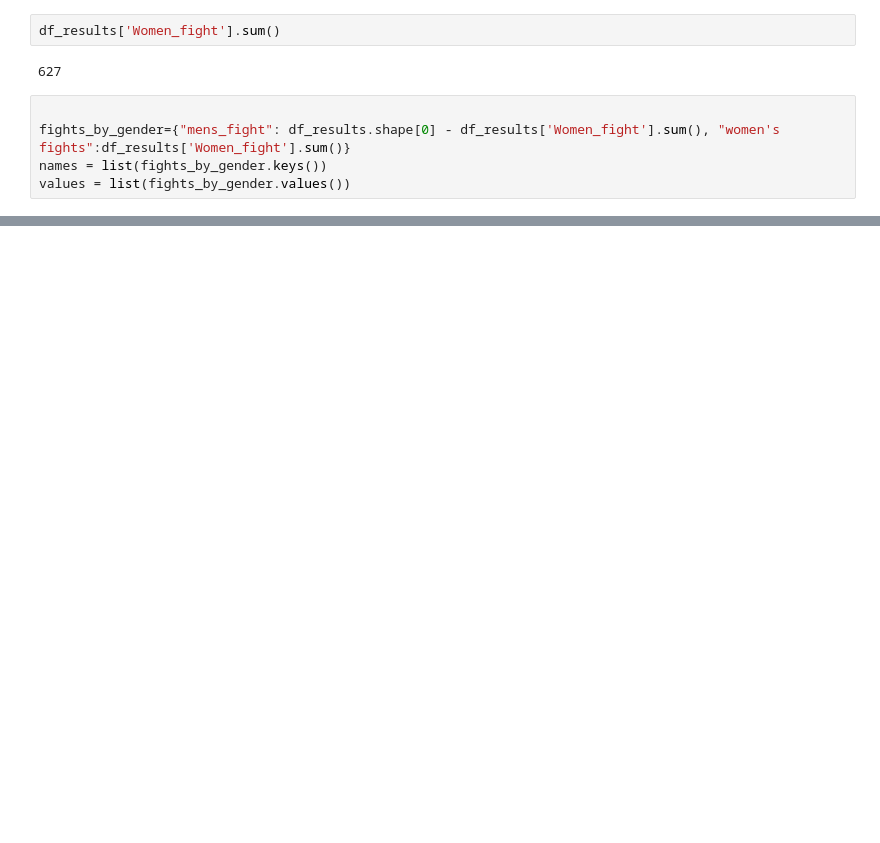
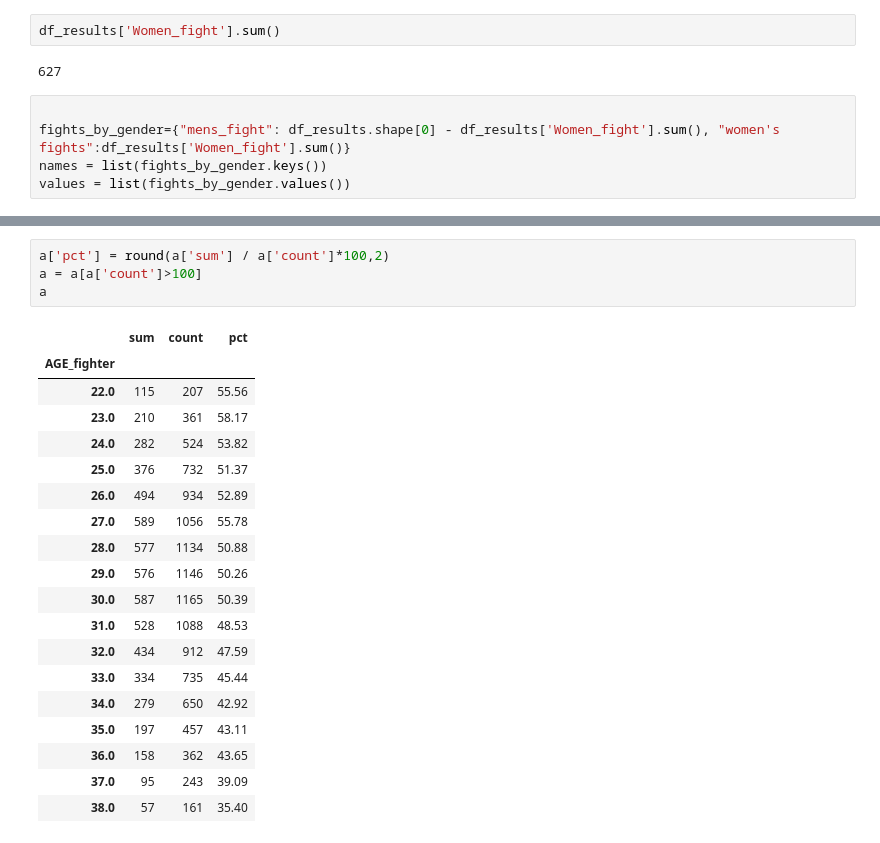
Before and after one commit to Mirda81/UFC-predictor-app, a Jupyter notebook: Grafy.ipynb, the cells around one changed output, grey strips where cells are left out. Saved outputs shown, nothing was run; the diff lists cells and outputs as text; blank space fills up the shorter version.

```diff
--- a/Grafy.ipynb
+++ b/Grafy.ipynb
@@ -66,0 +75,24 @@ plt.show()
+# %%
+a['pct'] = round(a['sum'] / a['count']*100,2)
+a = a[a['count']>100]
+a
+# %% [output]
+|  | sum | count | pct |
+| AGE_fighter |  |  |  |
+| 22.0 | 115 | 207 | 55.56 |
+| 23.0 | 210 | 361 | 58.17 |
+| 24.0 | 282 | 524 | 53.82 |
+| 25.0 | 376 | 732 | 51.37 |
+| 26.0 | 494 | 934 | 52.89 |
+| 27.0 | 589 | 1056 | 55.78 |
+| 28.0 | 577 | 1134 | 50.88 |
+| 29.0 | 576 | 1146 | 50.26 |
+| 30.0 | 587 | 1165 | 50.39 |
+| 31.0 | 528 | 1088 | 48.53 |
+| 32.0 | 434 | 912 | 47.59 |
+| 33.0 | 334 | 735 | 45.44 |
+| 34.0 | 279 | 650 | 42.92 |
+| 35.0 | 197 | 457 | 43.11 |
+| 36.0 | 158 | 362 | 43.65 |
+| 37.0 | 95 | 243 | 39.09 |
+| 38.0 | 57 | 161 | 35.40 |
```
Also changed, not shown: parts of 8 cells of this notebook, 5 other files.
